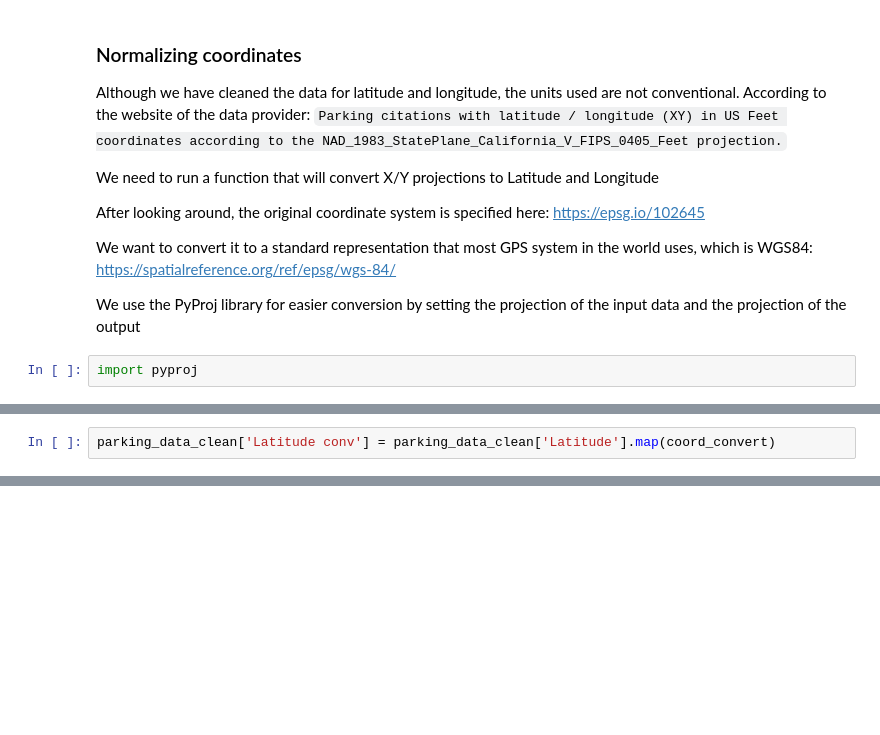
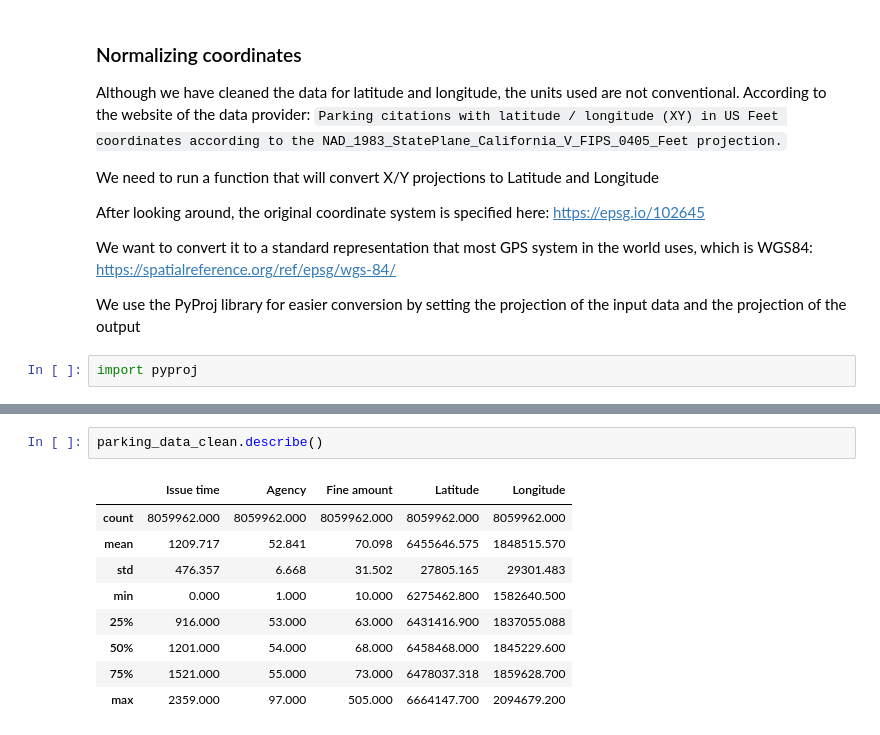
Before and after one commit to simawn/COMP499-Parking-Data-Analytics, a Jupyter notebook: Parking Data Analytics.ipynb, the cells around one changed output, grey strips where cells are left out. Saved outputs shown, nothing was run; the diff lists cells and outputs as text; blank space fills up the shorter version.

```diff
--- a/Parking Data Analytics.ipynb
+++ b/Parking Data Analytics.ipynb
@@ -369,2 +376,0 @@ After placing the values on https://www.latlong.net/Show-Latitude-Longitude.html
-# %%
-parking_data_clean['Latitude conv'] = parking_data_clean['Latitude'].map(coord_convert)
@@ -372,0 +507,12 @@ TypeError: 'function' object is not subscriptable
+# %%
+parking_data_clean.describe()
+# %% [output]
+|  | Issue time | Agency | Fine amount | Latitude | Longitude |
+| count | 8059962.000 | 8059962.000 | 8059962.000 | 8059962.000 | 8059962.000 |
+| mean | 1209.717 | 52.841 | 70.098 | 6455646.575 | 1848515.570 |
+| std | 476.357 | 6.668 | 31.502 | 27805.165 | 29301.483 |
+| min | 0.000 | 1.000 | 10.000 | 6275462.800 | 1582640.500 |
+| 25% | 916.000 | 53.000 | 63.000 | 6431416.900 | 1837055.088 |
+| 50% | 1201.000 | 54.000 | 68.000 | 6458468.000 | 1845229.600 |
+| 75% | 1521.000 | 55.000 | 73.000 | 6478037.318 | 1859628.700 |
+| max | 2359.000 | 97.000 | 505.000 | 6664147.700 | 2094679.200 |
```
Also changed, not shown: parts of 39 cells of this notebook.
